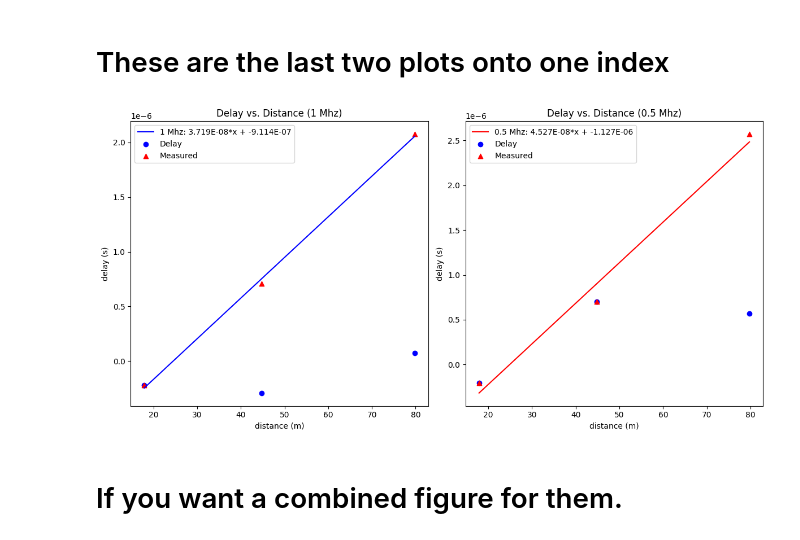
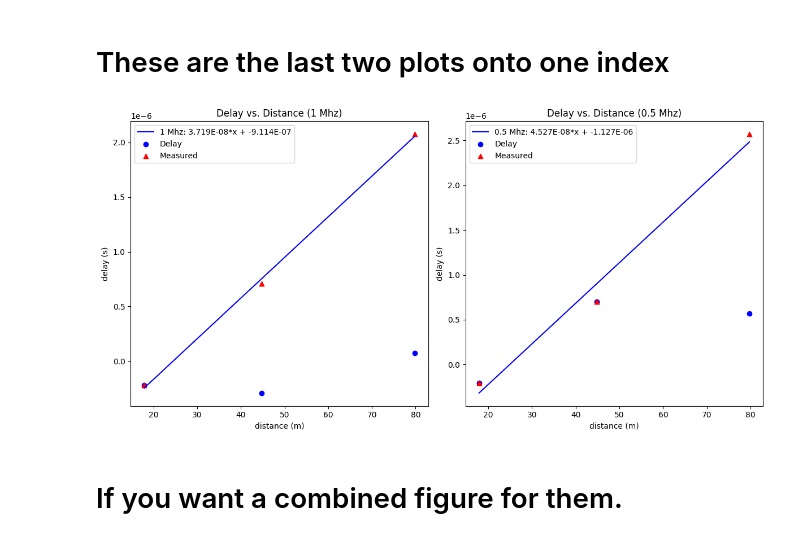
Before and after one commit to ChristianArgueta/PHSX-616, a Jupyter notebook: Speed of Light.ipynb, the cells around one changed output. Saved outputs shown, nothing was run; the diff lists cells and outputs as text; code cells hidden in the pictures.

```diff
--- a/Speed of Light.ipynb
+++ b/Speed of Light.ipynb
@@ -82,32 +82,32 @@ plt.show()
 # %%
 # Create a figure with two subplots arranged horizontally
 fig, (ax1, ax2) = plt.subplots(1, 2, figsize=(12, 6))
 
 # Plot the first set of data on the first subplot
 ax1.plot(x_fit_1, y_fit_1, color='blue', label=f'1 Mhz: {coefficients_1[0]:.3E}*x + {coefficients_1[1]:.3E}')
 ax1.scatter(x_data_1, y_data_1, color='blue', label='Delay')
 ax1.scatter(x_new_data_1, y_new_data_1, color='red', marker='^', label='Measured')
 ax1.set_xlabel('distance (m)')
 ax1.set_ylabel('delay (s)')
 ax1.set_title('Delay vs. Distance (1 Mhz)')
 ax1.legend()
 
 # Plot the second set of data on the second subplot
-ax2.plot(x_fit_2, y_fit_2, color='red', label=f'0.5 Mhz: {coefficients_2[0]:.3E}*x + {coefficients_2[1]:.3E}')
+ax2.plot(x_fit_2, y_fit_2, color='blue', label=f'0.5 Mhz: {coefficients_2[0]:.3E}*x + {coefficients_2[1]:.3E}')
 ax2.scatter(x_data_2, y_data_2, color='blue', label='Delay')  # Add the label parameter here
 ax2.scatter(x_new_data_2, y_new_data_2, color='red', marker='^', label='Measured')  # Add the label parameter here
 ax2.set_xlabel('distance (m)')
 ax2.set_ylabel('delay (s)')
 ax2.set_title('Delay vs. Distance (0.5 Mhz)')
 ax2.legend()
 
 # Adjust the spacing between subplots
 plt.tight_layout()
 
 # Show the plot
 plt.show()
 # %% [output]
-[figure, old version]
+[figure, new version]
 # %% [markdown]
 # If you want a combined figure for them.
 # %%
```
